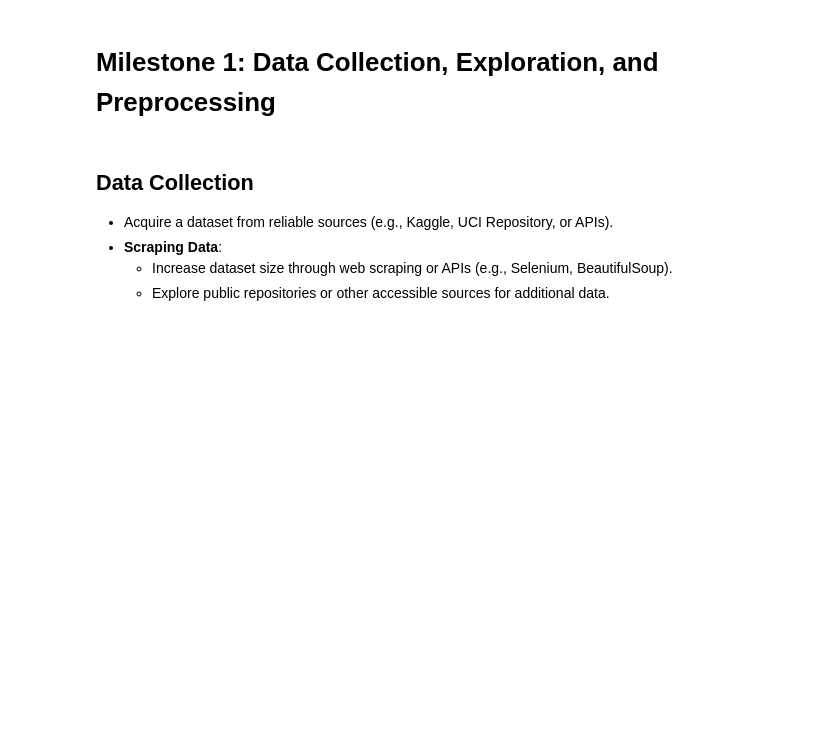
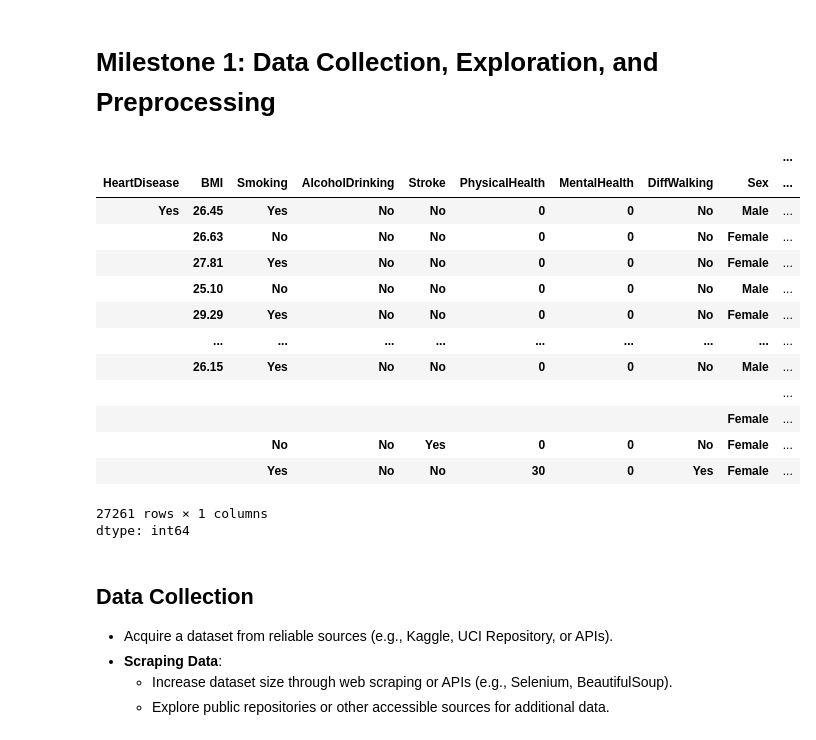
Before and after one commit to saifsame7/Health-Care-predictive-model, a Jupyter notebook: project_notebook_template.ipynb, the cells around one changed output. Cells and saved outputs as stored; diff of their text form; code cells hidden in the pictures; blank space fills up the shorter version.

```diff
--- a/project_notebook_template.ipynb
+++ b/project_notebook_template.ipynb
@@ -52,6 +52,29 @@ import plotly.express as px
 import numpy as np
 # %% [markdown]
 # Milestone 1: Data Collection, Exploration, and Preprocessing
+# %%
+# taking what i need from the data (300k)
+
+df=pd.read_csv("/content/Health-Care-predictive-model/heart_2020_full.csv",index_col=False)
+df['HeartDisease'].value_counts()
+df1=df[df['HeartDisease']=='Yes']
+df1.value_counts()
+# %% [output]
+|  |  |  |  |  |  |  |  |  | ... |
+| HeartDisease | BMI | Smoking | AlcoholDrinking | Stroke | PhysicalHealth | MentalHealth | DiffWalking | Sex | ... |
+| Yes | 26.45 | Yes | No | No | 0 | 0 | No | Male | ... |
+|  | 26.63 | No | No | No | 0 | 0 | No | Female | ... |
+|  | 27.81 | Yes | No | No | 0 | 0 | No | Female | ... |
+|  | 25.10 | No | No | No | 0 | 0 | No | Male | ... |
+|  | 29.29 | Yes | No | No | 0 | 0 | No | Female | ... |
+|  | ... | ... | ... | ... | ... | ... | ... | ... | ... |
+|  | 26.15 | Yes | No | No | 0 | 0 | No | Male | ... |
+|  |  |  |  |  |  |  |  |  | ... |
+|  |  |  |  |  |  |  |  | Female | ... |
+|  |  | No | No | Yes | 0 | 0 | No | Female | ... |
+|  |  | Yes | No | No | 30 | 0 | Yes | Female | ... |
+27261 rows × 1 columns
+dtype: int64
 # %% [markdown]
 ## Data Collection
 - Acquire a dataset from reliable sources (e.g., Kaggle, UCI Repository, or APIs).
```
Also changed, not shown: parts of 36 cells of this notebook.
